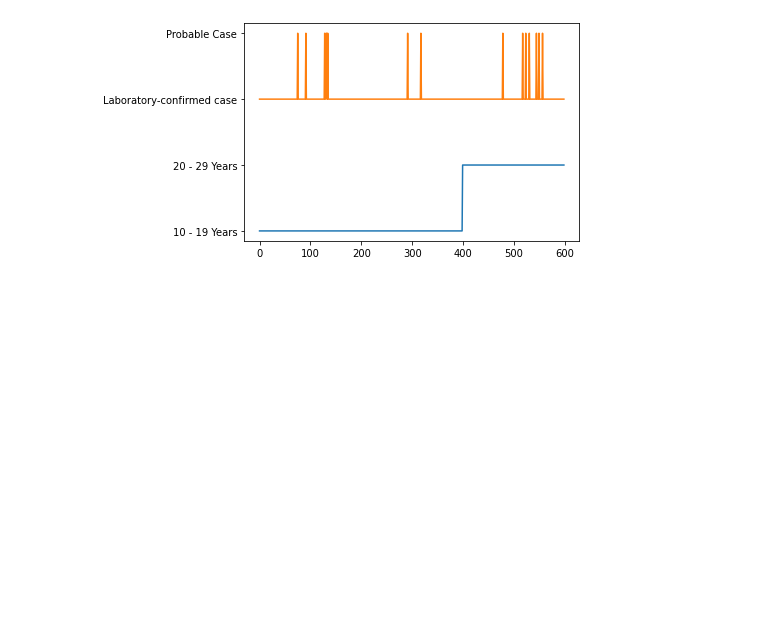
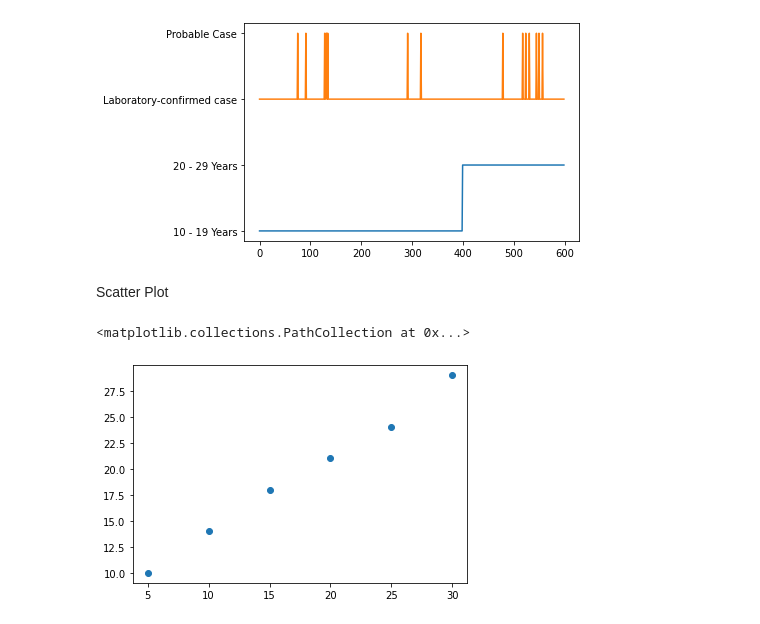
Before and after one commit to krisanndesiderio/SYSTEM-TRON, a Jupyter notebook: COVID19_Case_Surveillance_Public_Use_Data.ipynb, the cells around one changed output. Cells and saved outputs as stored; diff of their text form; code cells hidden in the pictures; blank space fills up the shorter version.

```diff
--- a/COVID19_Case_Surveillance_Public_Use_Data.ipynb
+++ b/COVID19_Case_Surveillance_Public_Use_Data.ipynb
@@ -75,3 +77,16 @@ plt.plot(df1.current_status)
 # %% [output]
 [<matplotlib.lines.Line2D at 0x...>]
 [figure]
+# %% [markdown]
+Scatter Plot
+# %%
+import matplotlib.pyplot as plt
+
+
+x=[5,10,15,20,25,30]
+y=[10,14,18,21,24,29]
+
+plt.scatter(x,y)
+# %% [output]
+<matplotlib.collections.PathCollection at 0x...>
+[figure, added]
```
Also changed, not shown: parts of 1 cell of this notebook.
